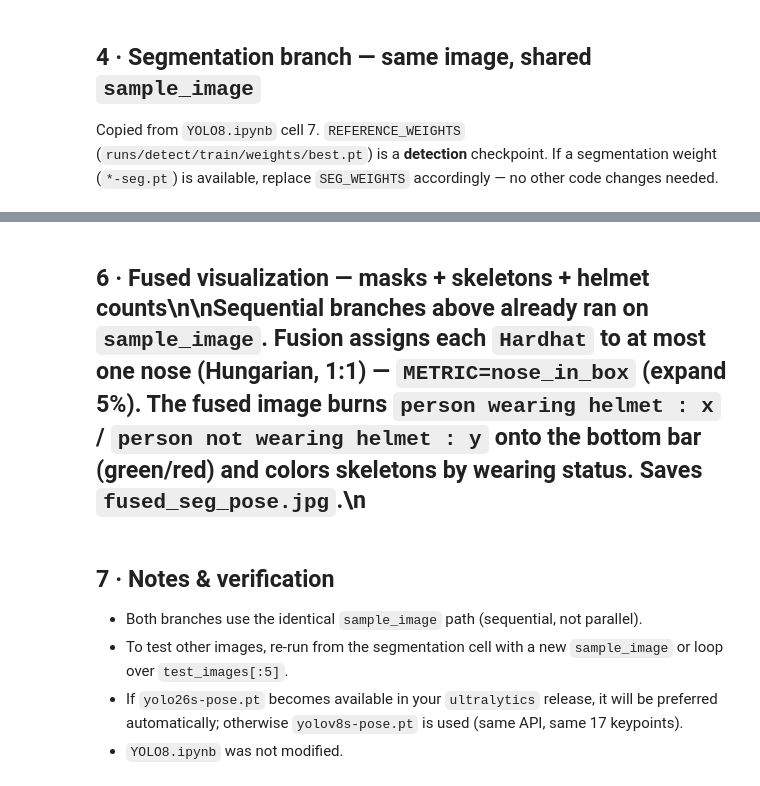
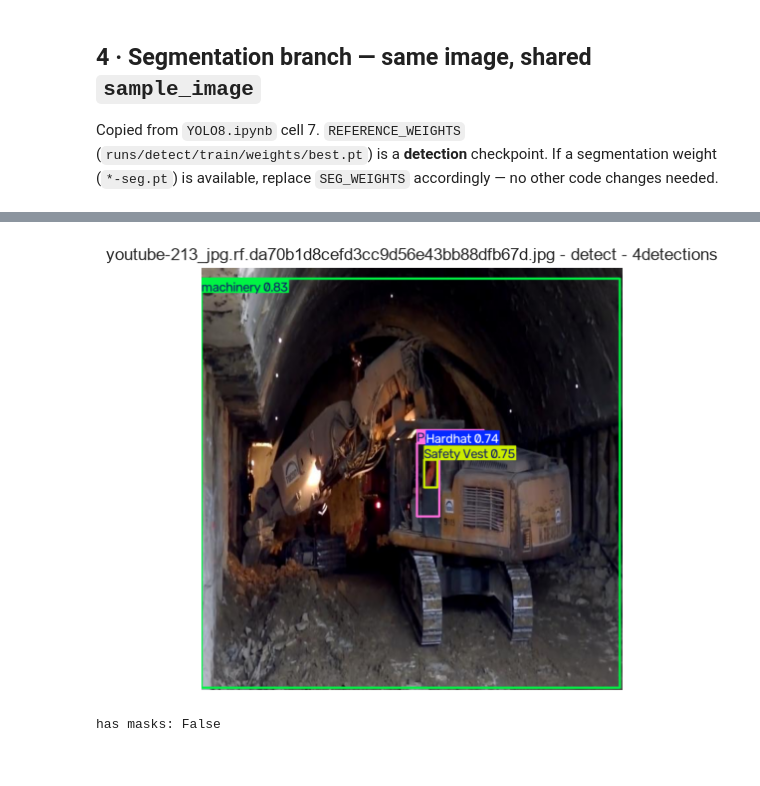
Before and after one commit to rif42/P0-safety, a Jupyter notebook: yolo-pose.ipynb, the cells around one changed output, grey strips where cells are left out. Saved outputs shown, nothing was run; the diff lists cells and outputs as text; code cells hidden in the pictures.

Commit message:
pose prototype

```diff
--- a/yolo-pose.ipynb
+++ b/yolo-pose.ipynb
@@ -513,2 +148,0 @@ except NameError as e:
-# %% [markdown]
-## 6 · Fused visualization — masks + skeletons + helmet counts\n\nSequential branches above already ran on `sample_image`. Fusion assigns each `Hardhat` to at most one nose (Hungarian, 1:1) — `METRIC=nose_in_box` (expand 5%). The fused image burns `person wearing helmet : x` / `person not wearing helmet : y` onto the bottom bar (green/red) and colors skeletons by wearing status. Saves `fused_seg_pose.jpg`.\n
@@ -680,7 +149,20 @@ fused = fused_seg_pose_plot_with_counts(seg_results, pose_results, sample_image,
-# %% [markdown]
-## 7 · Notes & verification
-
-- Both branches use the identical `sample_image` path (sequential, not parallel).
-- To test other images, re-run from the segmentation cell with a new `sample_image` or loop over `test_images[:5]`.
-- If `yolo26s-pose.pt` becomes available in your `ultralytics` release, it will be preferred automatically; otherwise `yolov8s-pose.pt` is used (same API, same 17 keypoints).
-- `YOLO8.ipynb` was not modified.
+# %%
+# ── Visualize segmentation branch with plt ──
+import cv2
+import matplotlib.pyplot as plt
+# 1. Ultralytics renders boxes + masks (if weight is *-seg.pt) to BGR numpyarray
+annotated_bgr = seg_results[0].plot() # masks=True by default for seg task
+annotated_rgb = cv2.cvtColor(annotated_bgr, cv2.COLOR_BGR2RGB)
+# 2. Show with plt
+plt.imshow(annotated_rgb)
+plt.axis("off")
+plt.title(f"{sample_image.name} - {seg_model.task} - {len(seg_results[0].boxes) if seg_results[0].boxes is not None else 0}detections")
+plt.tight_layout()
+plt.show()
+# optional check: do you have real masks?
+print("has masks:", seg_results[0].masks is not None)
+if seg_results[0].masks is not None:
+    print("masks shape:", seg_results[0].masks.data.shape)
+# %% [output]
+[figure, added]
+has masks: False
```
Also changed, not shown: parts of 9 cells of this notebook, 4 other files.
